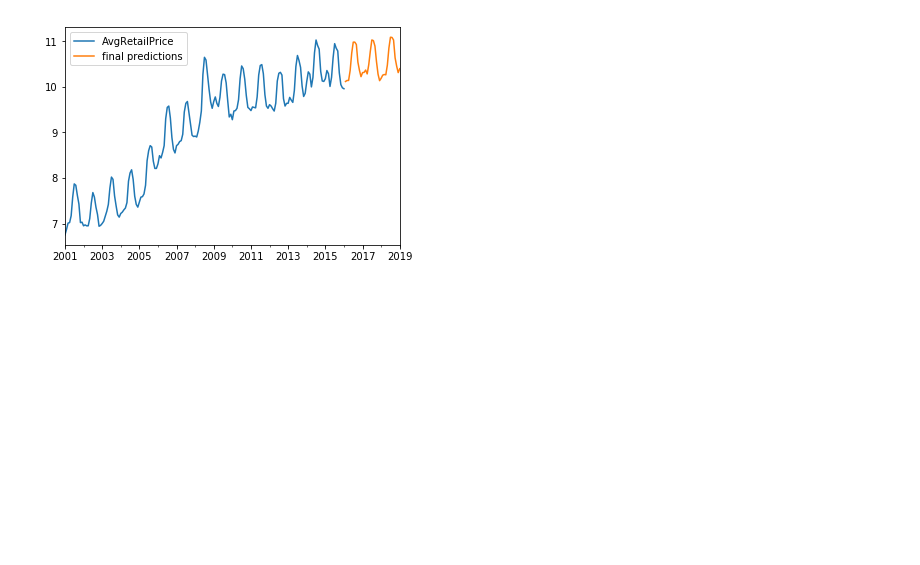
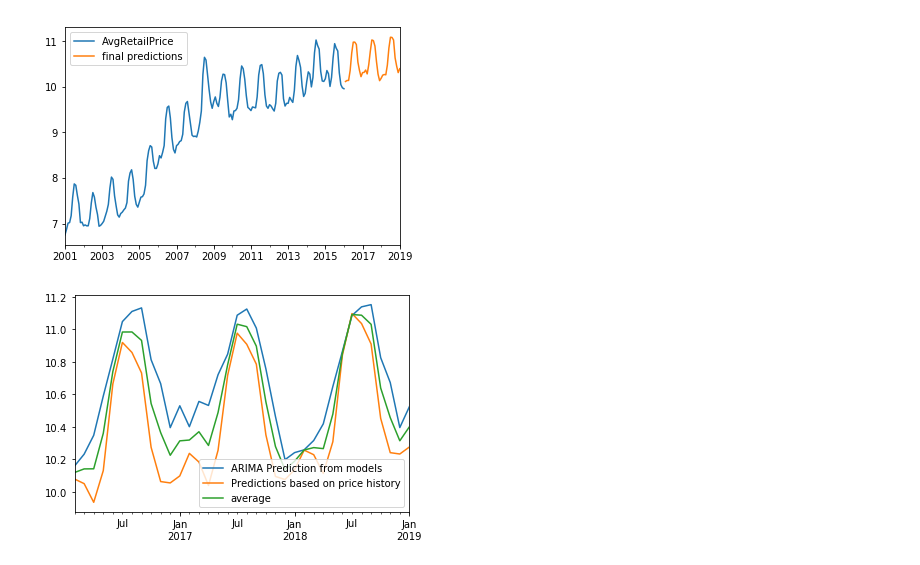
Before and after one commit to priyaggarwal/TimeSeries, a Jupyter notebook: EPP Final .ipynb, the cells around one changed output. Saved outputs shown, nothing was run; the diff lists cells and outputs as text; code cells hidden in the pictures; blank space fills up the shorter version.

```diff
--- a/EPP Final .ipynb
+++ b/EPP Final .ipynb
@@ -205,15 +205,3 @@ pylab.show()
 # %% [output]
 [figure]
 [figure]
-# %%
-from statsmodels.tsa.arima_model import ARIMA
-model = ARIMA(used_data['Solar ThermalMW'],order=(5,0,2))
-results = model.fit(disp=0)
-print(model_fit.summary())
-# plot residual errors
-residuals = pd.DataFrame(results.resid)
-residuals.plot()
-pylab.show()
-residuals.plot(kind='kde')
-pylab.show()
-print(residuals.describe())
@@ -252,21 +211,3 @@ used_data[['Solar ThermalMW', 'predict']].plot()
 pylab.show()
 # %% [output]
 [figure]
-# %%
-from sklearn.metrics import mean_squared_error
-X = used_data['Solar ThermalMW']
-size = int(len(X) * 0.66)
-train, test = X[0:size], X[size:len(X)]
-history = [x for x in train]
-predictions = list()
-for t in range(len(test)):
-	model = ARIMA(history, order=(5,1,0))
-	model_fit = model.fit(disp=0)
-	output = model_fit.forecast()
-	yhat = output[0]
-	predictions.append(yhat)
-	obs = test[t]
-	history.append(obs)
-	print('predicted=%f, expected=%f' % (yhat, obs))
-error = mean_squared_error(test, predictions)
-print('Test MSE: %.3f' % error)
@@ -1077,3 +1000,12 @@ news[['AvgRetailPrice', 'final predictions']].plot()
 pylab.show()
 # %% [output]
 [figure]
+# %%
+z = pd.DataFrame()
+z['ARIMA Prediction from models'] = model_preds['predicted model price']
+z['Predictions based on price history'] = est_1
+z['average'] = (z['ARIMA Prediction from models'] + z['Predictions based on price history'])/2
+z.plot()
+pylab.show()
+# %% [output]
+[figure, added]
```
Also changed, not shown: parts of 2 cells of this notebook.
